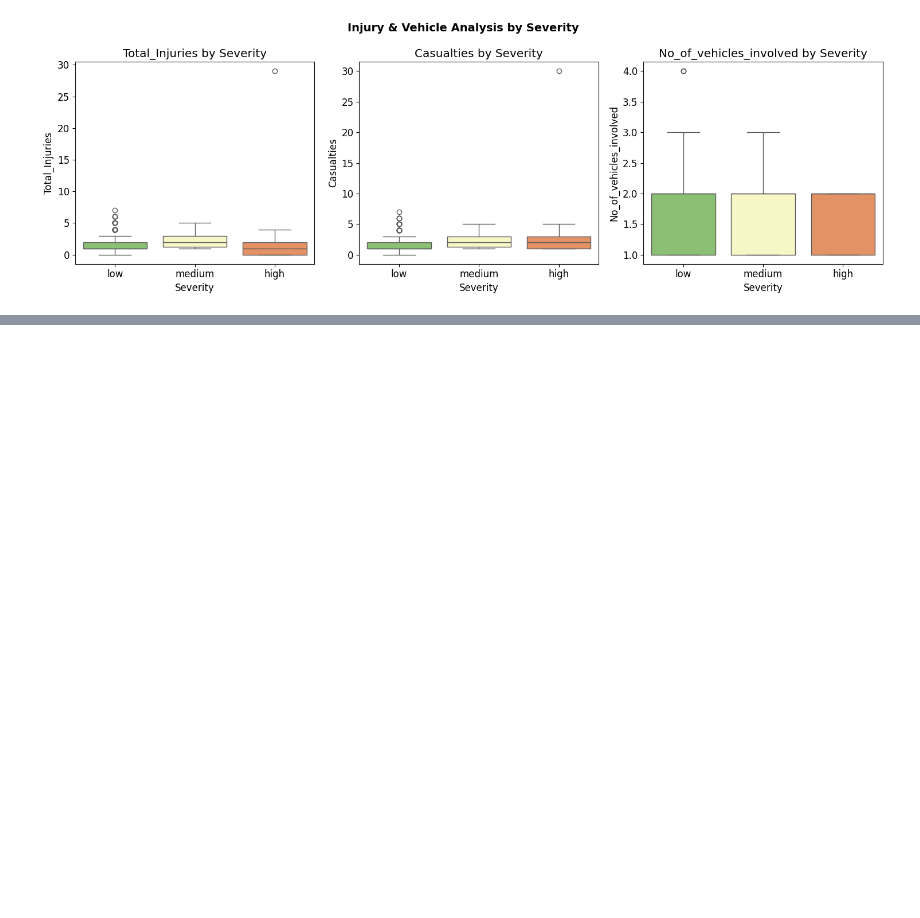
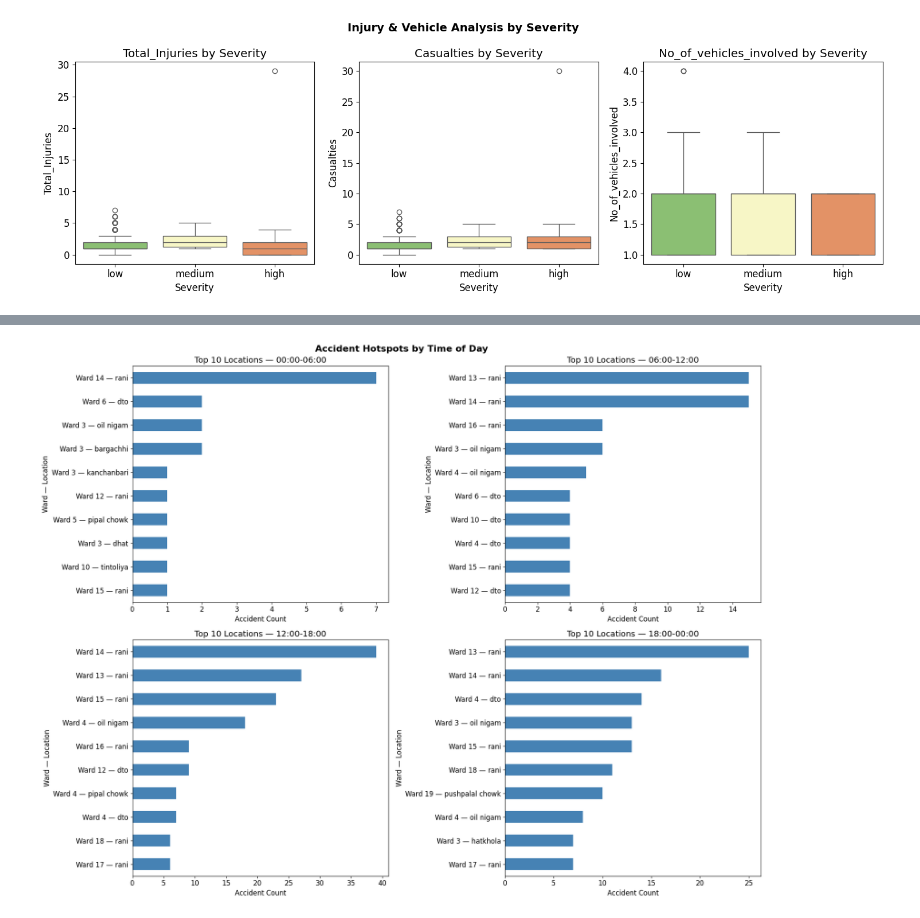
Before and after one commit to debiyani/traffic-accident-biratnagar, a Jupyter notebook: notebooks/analysis.ipynb, the cells around one changed output, grey strips where cells are left out. Cells and saved outputs as stored; diff of their text form; code cells hidden in the pictures; blank space fills up the shorter version.

```diff
--- a/notebooks/analysis.ipynb
+++ b/notebooks/analysis.ipynb
@@ -234,0 +290,18 @@ plt.show()
+# %%
+fig, axes = plt.subplots(2, 2, figsize=(18, 14))
+
+for ax, time_slot in zip(axes.flatten(), time_order):
+    data = df_eda[df_eda['Time_Range'] == time_slot]
+    counts = data['Ward_Location'].value_counts().head(10)
+
+    counts.plot(kind='barh', ax=ax, color='steelblue')
+    ax.set_title(f'Top 10 Locations — {time_slot}')
+    ax.set_xlabel('Accident Count')
+    ax.set_ylabel('Ward — Location')
+    ax.invert_yaxis()
+
+plt.suptitle('Accident Hotspots by Time of Day', fontsize=16, fontweight='bold')
+plt.tight_layout()
+plt.show()
+# %% [output]
+[figure, added]
```
Also changed, not shown: parts of 9 cells of this notebook, 3 other files.
